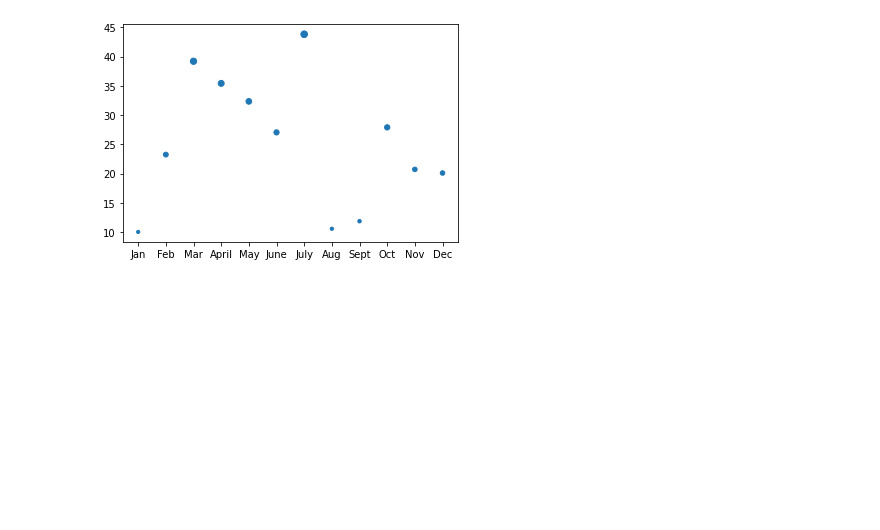
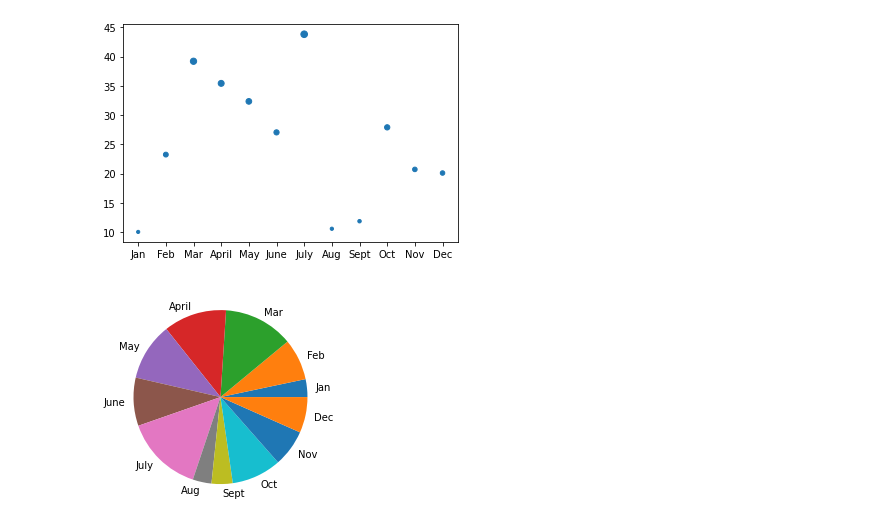
Before and after one commit to FrancisVuong/PyBer_Analysis, a Jupyter notebook: matplotlib_practice.ipynb, the cells around one changed output. Cells and saved outputs as stored; diff of their text form; code cells hidden in the pictures; blank space fills up the shorter version.

```diff
--- a/matplotlib_practice.ipynb
+++ b/matplotlib_practice.ipynb
@@ -191,3 +191,8 @@ ax.scatter(x_axis, y_axis, s=y_axis)
 # %% [output]
 <matplotlib.collections.PathCollection at 0x...>
 [figure]
+# %%
+plt.pie(y_axis, labels=x_axis)
+plt.show()
+# %% [output]
+[figure, added]
```
Also changed, not shown: parts of 3 cells of this notebook, 12 other files.
